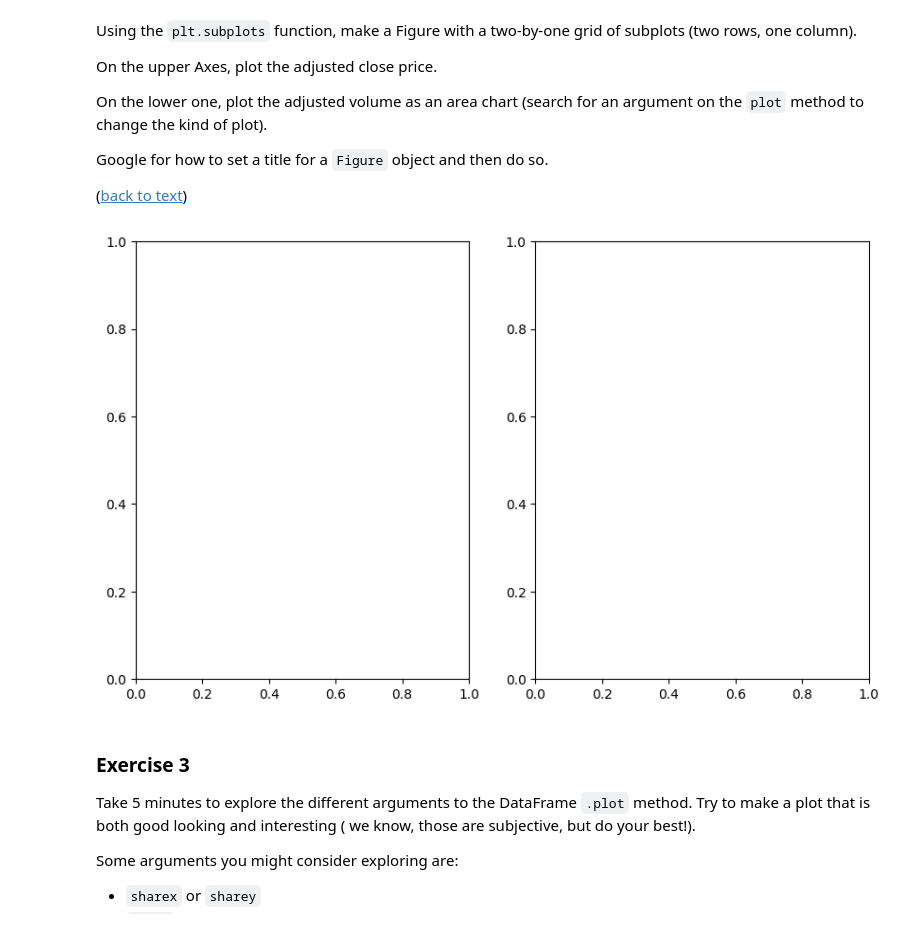
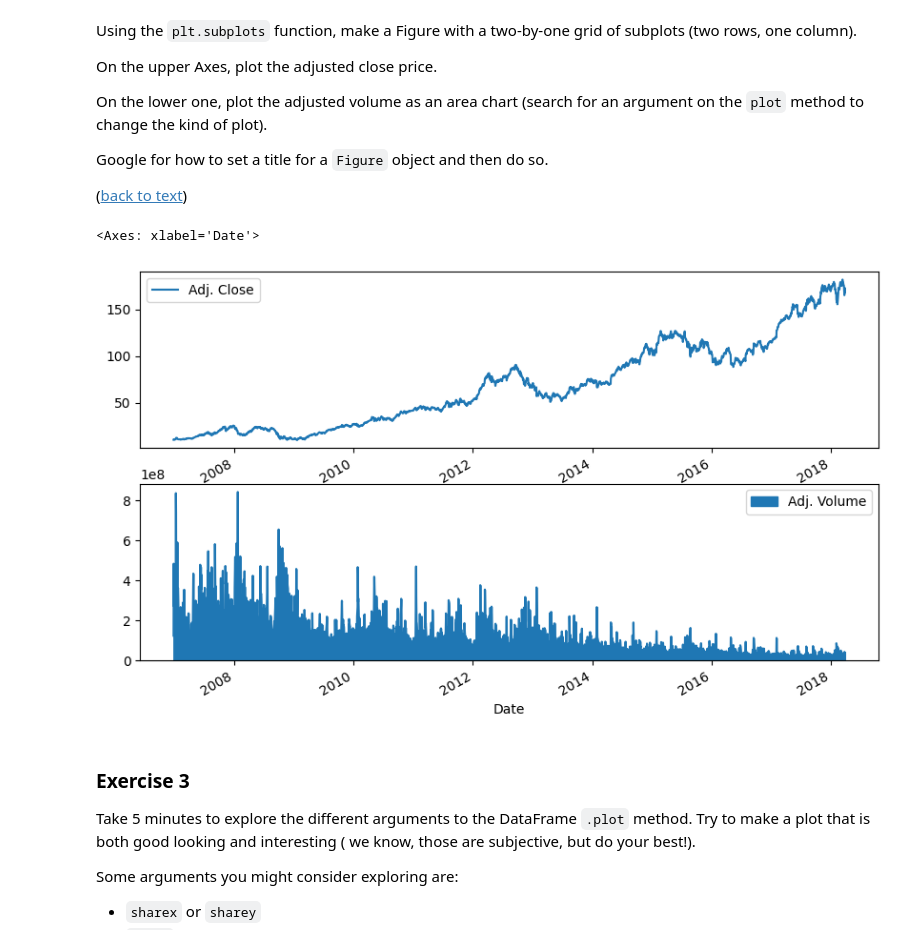
Before and after one commit to brhega/lecture-datascience.notebooks, a Jupyter notebook: tools/matplotlib.ipynb, the cells around one changed output. Cells and saved outputs as stored; diff of their text form; code cells hidden in the pictures.

```diff
--- a/tools/matplotlib.ipynb
+++ b/tools/matplotlib.ipynb
@@ -703,15 +786,12 @@ Google for how to set a title for a `Figure` object and then do so.
 # %%
 Ex2Fig, Ex2Axes = plt.subplots(2, 1, figsize=(10, 6))
 
-aapl[["Adj. Low", "Adj. High"]].plot(ax=axs2[0])
-aapl[["Low", "High"]].plot(ax=axs2[1])
-fig2
-
 aapl[["Adj. Close"]].plot(ax=Ex2Axes[0])
-aapl[["Adj. Volume"]].plot(ax=Ex2Axes[1])
-fig2
+aapl[["Adj. Volume"]].plot(ax=Ex2Axes[1], kind="area")
+#Ex2Fig
 # %% [output]
+<Axes: xlabel='Date'>
-[figure, old version]
+[figure, new version]
 # %% [markdown]
 ### Exercise 3
 
```
Also changed, not shown: parts of 21 cells of this notebook.
